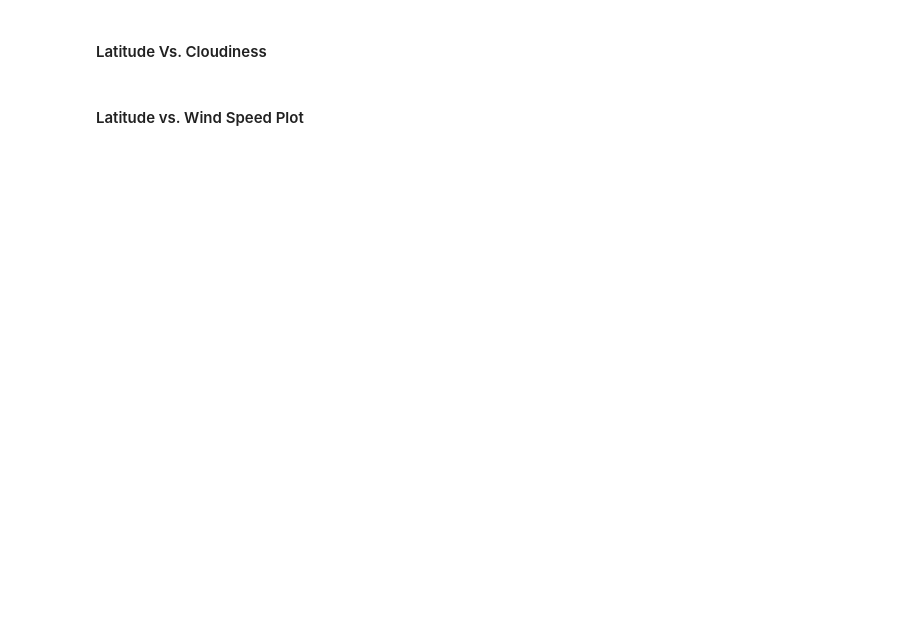
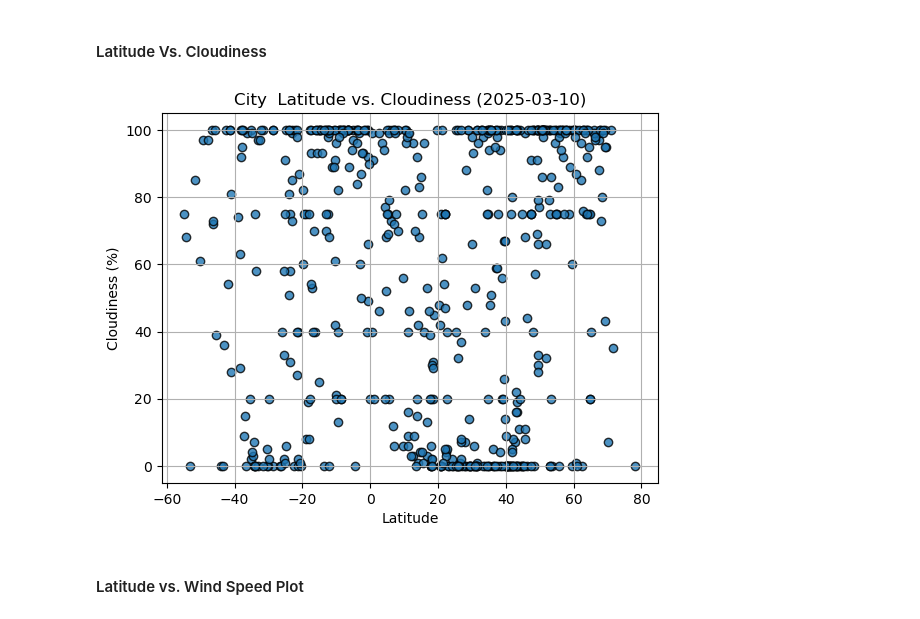
Before and after one commit to Ebauer286/python-api-challenge, a Jupyter notebook: WeatherPy/WeatherPy.ipynb, the cells around one changed output. Saved outputs shown, nothing was run; the diff lists cells and outputs as text; code cells hidden in the pictures; blank space fills up the shorter version.

```diff
--- a/WeatherPy/WeatherPy.ipynb
+++ b/WeatherPy/WeatherPy.ipynb
@@ -245,26 +272,28 @@ plt.show()
 # %%
 # Build the scatter plots for latitude vs. cloudiness
 plt.scatter(
     city_data_df["Lat"],
     city_data_df["Cloudiness"],
     edgecolor="black",
     linewidths=1,
     marker="o",
     alpha=0.8,
     label="Cities"
 )
 
 # Incorporate the other graph properties
-plt.title("City  Latitude vs. Cloudiness (%s)" % time.strftime("%Y-%m-%d))
+plt.title("City  Latitude vs. Cloudiness (%s)" % time.strftime("%Y-%m-%d"))
 plt.xlabel("Latitude")
 plt.ylabel("Cloudiness (%)")
 plt.grid(True)
 
 # Save the figure
 plt.savefig("output_data/Fig3.png")
 
 # Show plot
 plt.show()
+# %% [output]
+[figure, added]
 # %% [markdown]
 #### Latitude vs. Wind Speed Plot
 # %%
```
Also changed, not shown: parts of 23 cells of this notebook.
